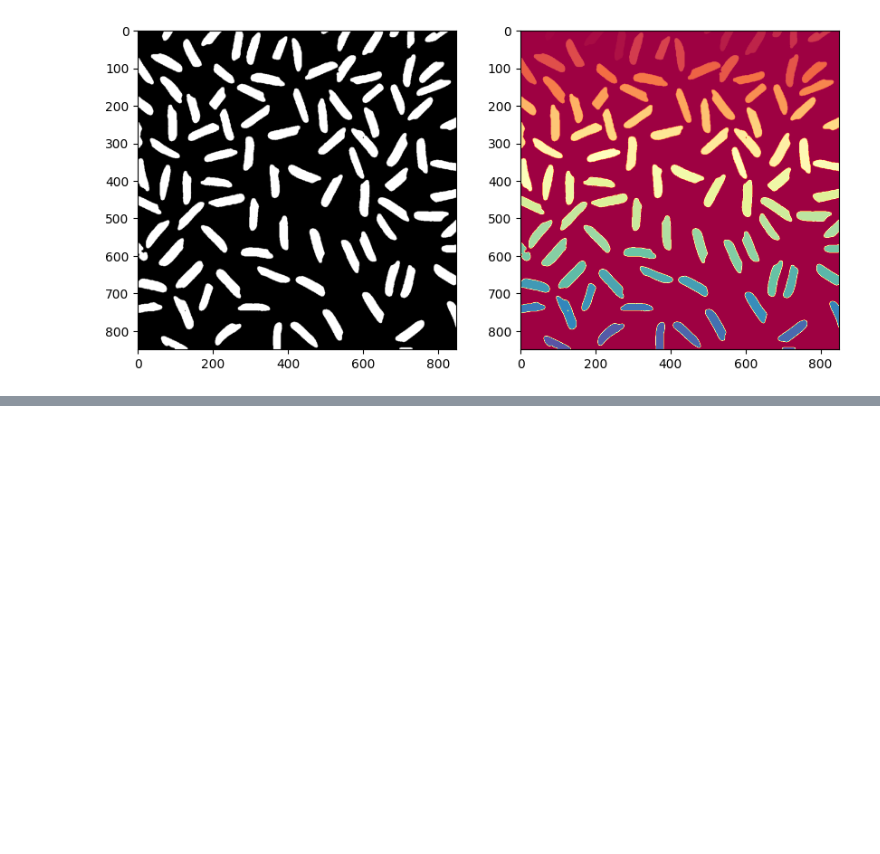
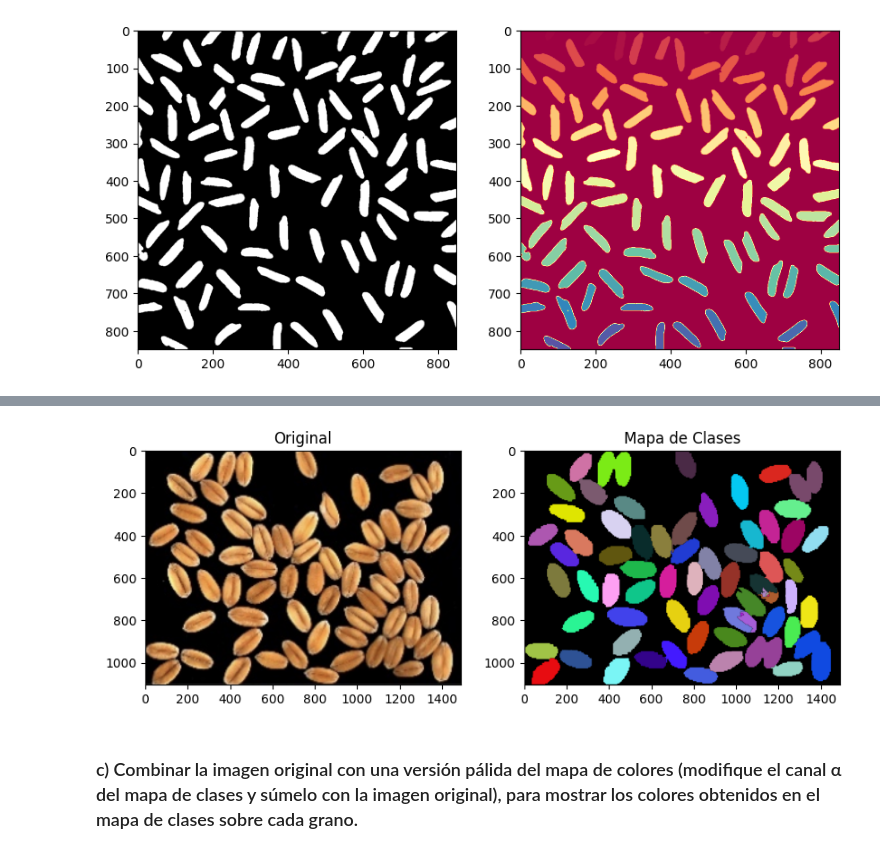
Before and after one commit to TheKiesling/computer-vision, a Jupyter notebook: lab2.ipynb, the cells around one changed output, grey strips where cells are left out. Drawn from its saved outputs; the diff is of its cells as text; code cells hidden in the pictures; blank space fills up the shorter version.

```diff
--- a/lab2.ipynb
+++ b/lab2.ipynb
@@ -77,0 +151,23 @@ plt.show()
+# %%
+unique_labels = np.unique(markers)
+class_map = np.zeros((markers.shape[0], markers.shape[1], 3), dtype=np.uint8)
+# %%
+for label in unique_labels:
+    if label == 1:
+        class_map[markers == label] = [0, 0, 0]
+    elif label > 1:
+        color = np.random.randint(0, 255, size=(3,), dtype=np.uint8)
+        class_map[markers == label] = color
+# %%
+plt.figure(figsize=(10, 5))
+plt.subplot(1,2,1)
+plt.imshow(image_original, cmap='gray')
+plt.title("Original")
+plt.subplot(1, 2, 2)
+plt.imshow(class_map)
+plt.title("Mapa de Clases")
+plt.show()
+# %% [output]
+[figure, added]
+# %% [markdown]
+### c) Combinar la imagen original con una versión pálida del mapa de colores (modifique el canal α del mapa de clases y súmelo con la imagen original), para mostrar los colores obtenidos en el mapa de clases sobre cada grano.
```
Also changed, not shown: parts of 22 cells of this notebook, 1 other file.
